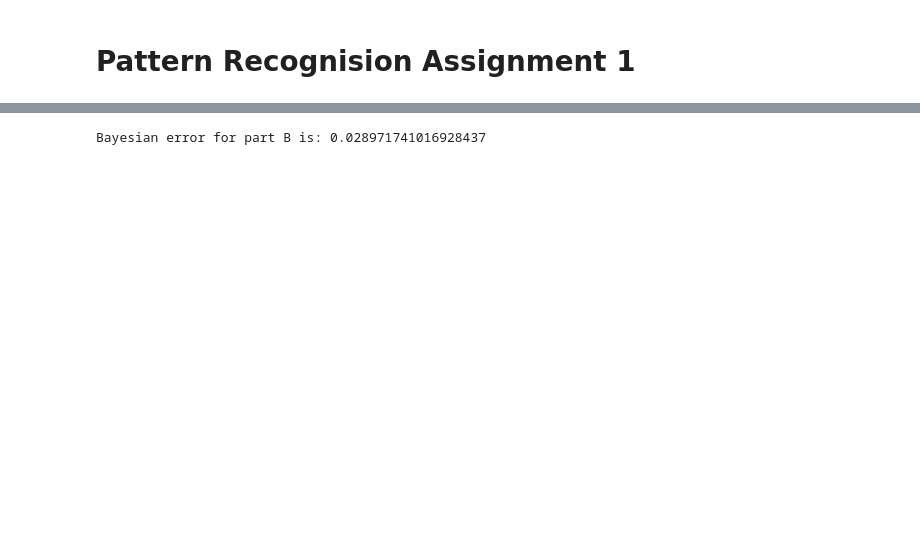
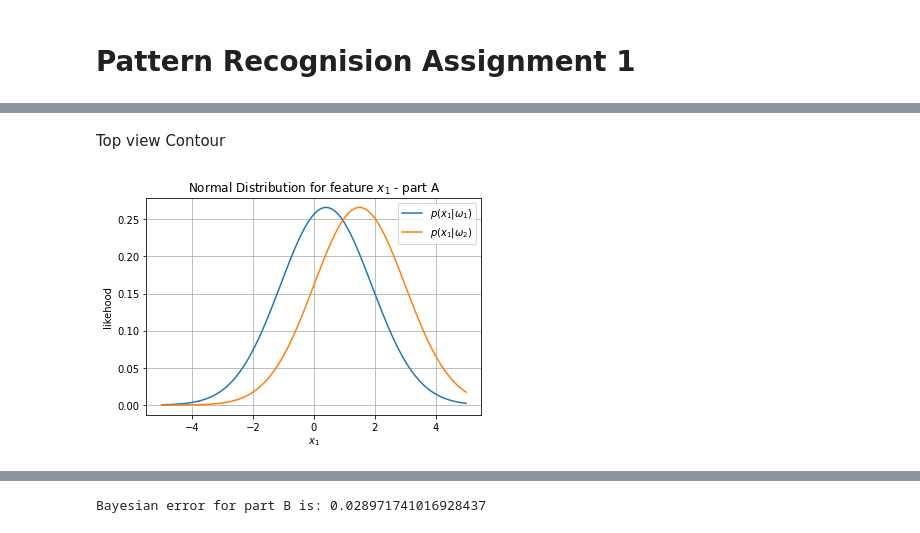
Before and after one commit to Sourland/pattern-recognision, a Jupyter notebook: Naive_Bayes.ipynb, the cells around one changed output, grey strips where cells are left out. Drawn from its saved outputs; the diff is of its cells as text; code cells hidden in the pictures; blank space fills up the shorter version.

```diff
--- a/Naive_Bayes.ipynb
+++ b/Naive_Bayes.ipynb
@@ -9,0 +81,15 @@ from scipy.stats import multivariate_normal, norm
+# %% [markdown]
+Top view Contour
+# %%
+x = np.linspace(-5,5,1000)
+plt.plot(x, norm.pdf(x, mu_class_healthy[0] , covariance_matrix1[0,0]),label = r'$p(x_1|\omega_1)$')
+
+plt.plot(x, norm.pdf(x, mu_class_cancer[0] , covariance_matrix2[0,0]), label = r'$p(x_1|\omega_2)$')
+plt.grid()
+plt.title('Normal Distribution for feature $x_1$ - ' + part)
+plt.xlabel('$x_1$')
+plt.ylabel('likehood')
+plt.legend()
+plt.show()
+# %% [output]
+[figure, added]
```
Also changed, not shown: parts of 24 cells of this notebook.
